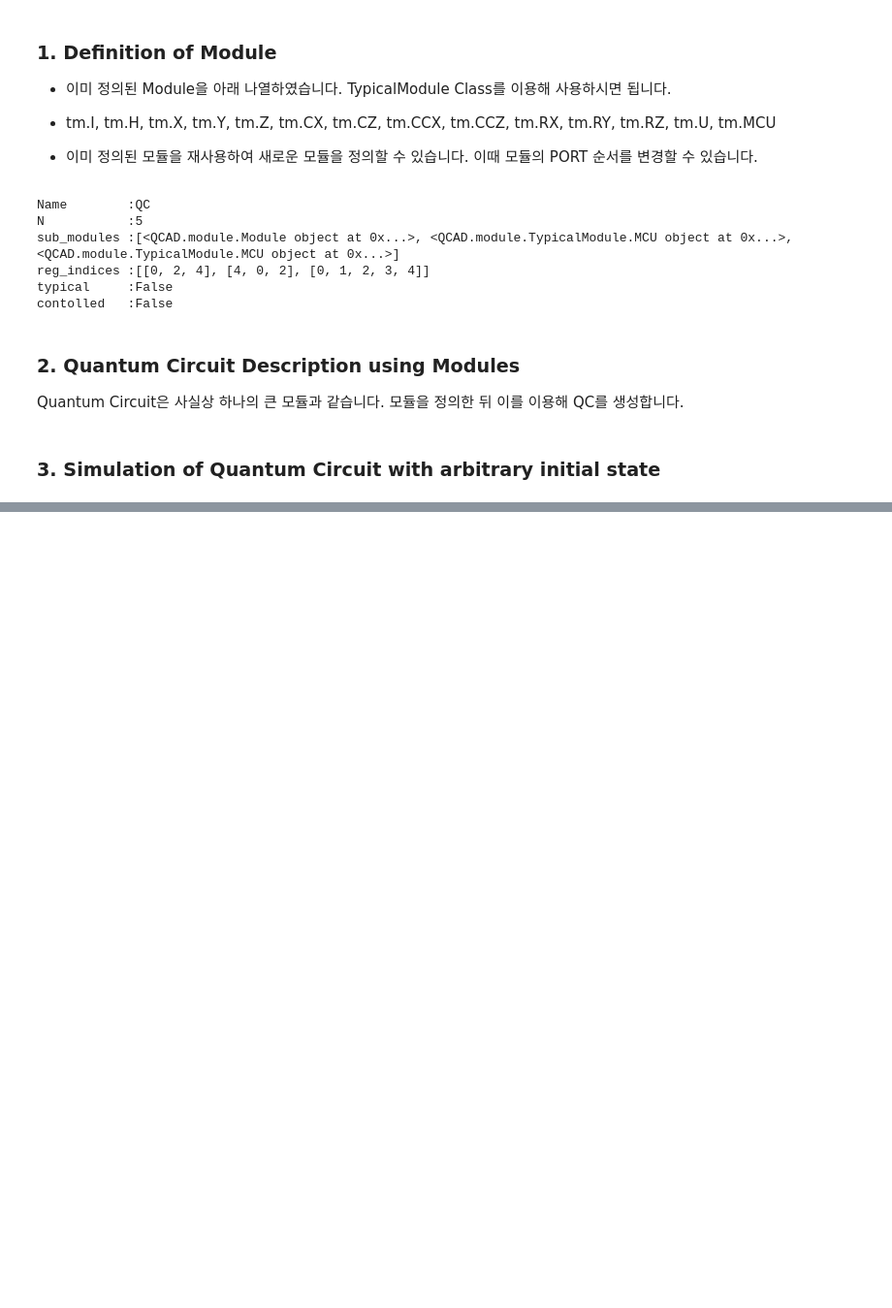
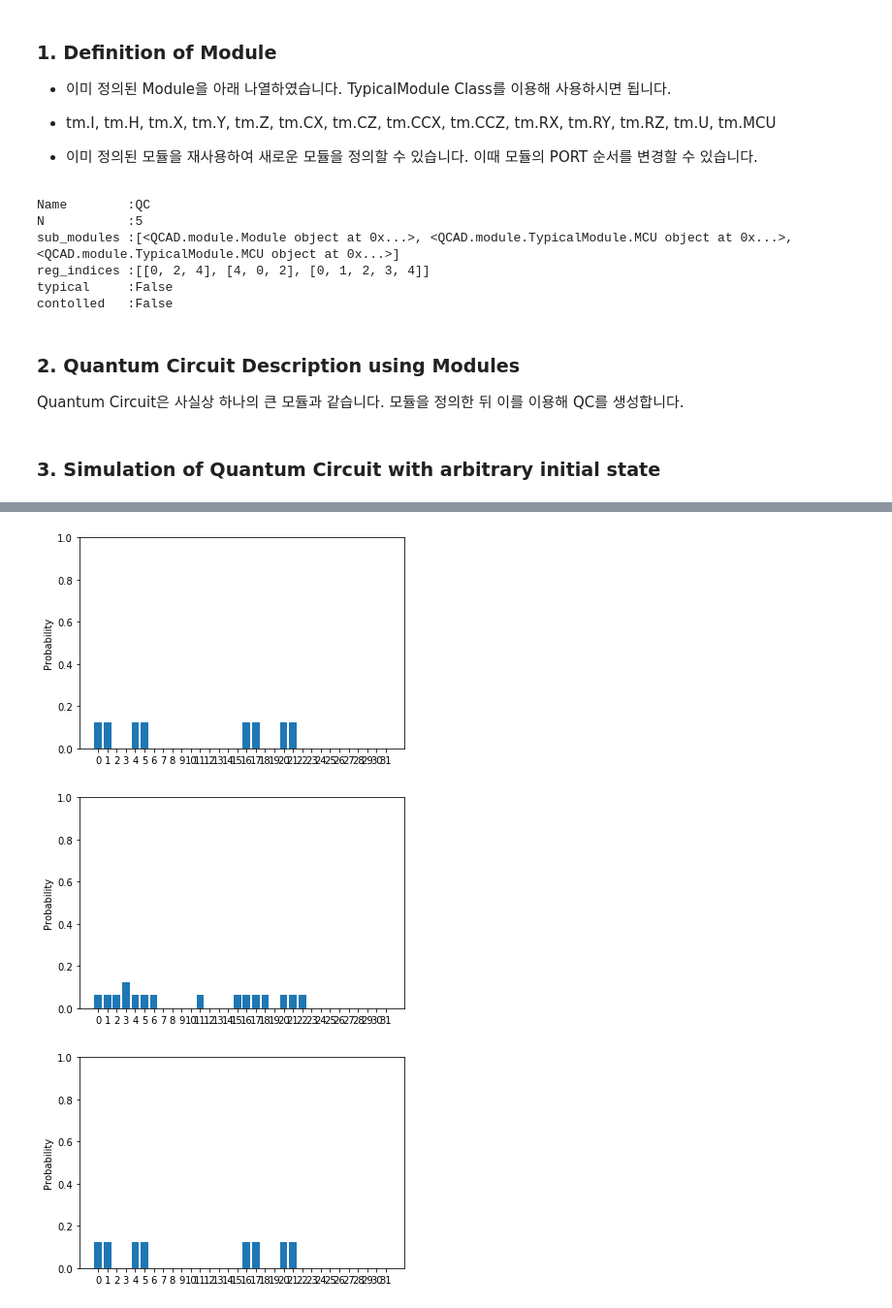
Before and after one commit to GyunghunKim/QCAD, a Jupyter notebook: Tutorial.ipynb, the cells around one changed output, grey strips where cells are left out. Shown at 97% size. Drawn from its saved outputs; the diff is of its cells as text; code cells hidden in the pictures; blank space fills up the shorter version.

```diff
--- a/Tutorial.ipynb
+++ b/Tutorial.ipynb
@@ -81,0 +81,8 @@ execute('Cimulator', qc, option='barplot')
+# %%
+execute('Cimulator', qc, option='barplot')
+execute('Cimulator', qc, [[1, 0], [1/np.sqrt(2), 1/np.sqrt(2)], [1, 0], [1, 0], [1, 0]], option='barplot')
+execute('Cimulator', qc, [1, 0, 0, 0, 0, 0, 0, 0, 0, 0, 0, 0, 0, 0, 0, 0, 0, 0, 0, 0, 0, 0, 0, 0, 0, 0, 0, 0, 0, 0, 0, 0], option='barplot')
+# %% [output]
+[figure, added]
+[figure, added]
+[figure, added]
```
Also changed, not shown: parts of 2 cells of this notebook, 1 other file.
